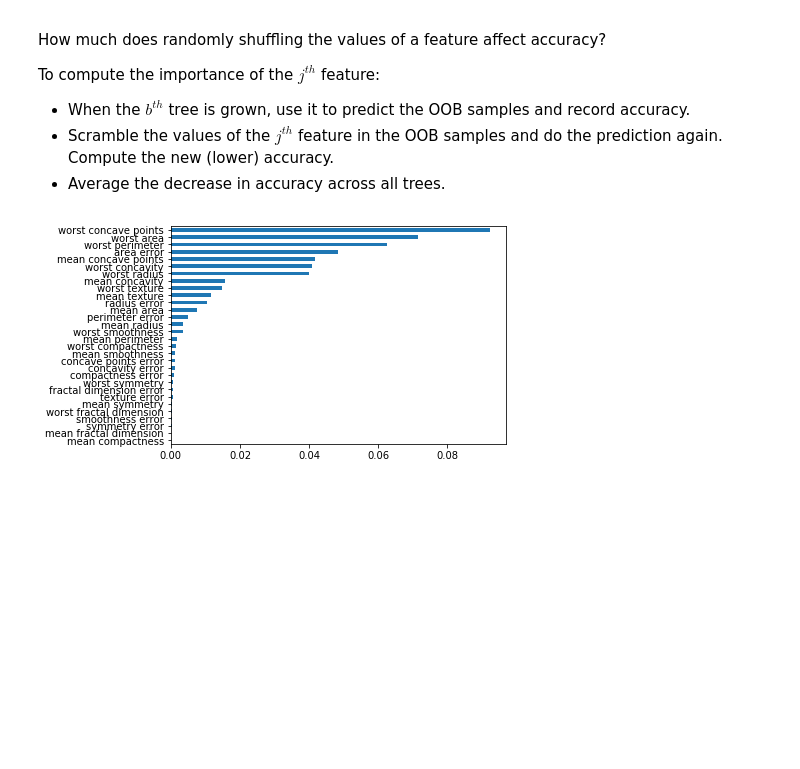
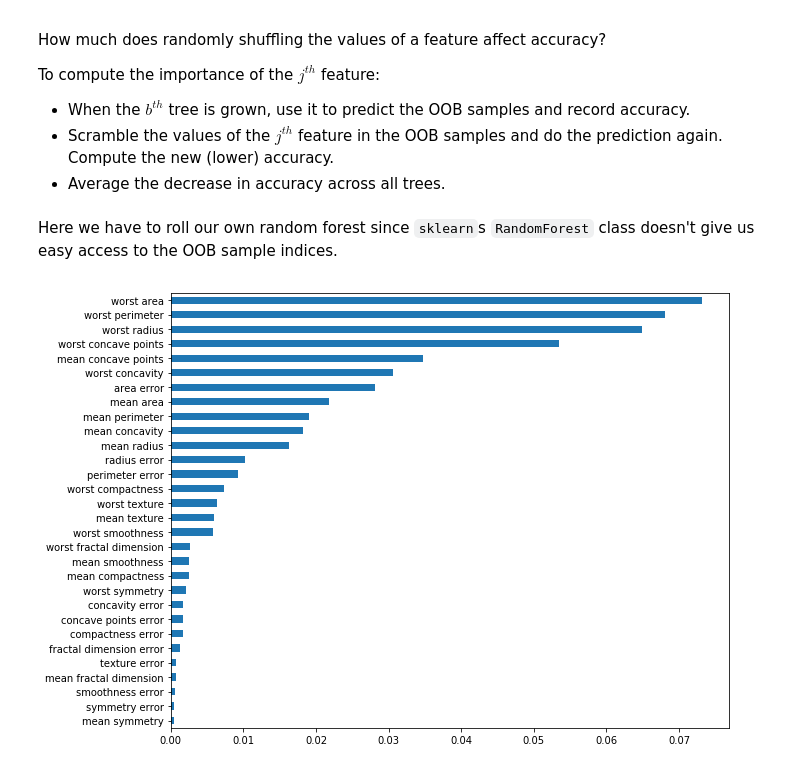
Before and after one commit to wmarshall484/DSI_LECTURES_2, a Jupyter notebook: random-forest/moses_marsh/random_forests.ipynb, the cells around one changed output. Drawn from its saved outputs; the diff is of its cells as text; code cells hidden in the pictures; blank space fills up the shorter version.

Commit message:
update moses random forest notes

```diff
--- a/random-forest/moses_marsh/random_forests.ipynb
+++ b/random-forest/moses_marsh/random_forests.ipynb
@@ -711,6 +710,8 @@ To compute the importance of the $j^{th}$ feature:
  * When the $b^{th}$ tree is grown, use it to predict the OOB samples and record accuracy.
  * Scramble the values of the $j^{th}$ feature in the OOB samples and do the prediction again.  Compute the new (lower) accuracy.
  * Average the decrease in accuracy across all trees.
+# %% [markdown]
+Here we have to roll our own random forest since `sklearn`s `RandomForest` class doesn't give us easy access to the OOB sample indices.
 # %%
 # Load data
 data = load_breast_cancer()
@@ -729,13 +730,13 @@ n_trees = 250
 index_set = set(range(n))
 bootstrapped_indices = [np.random.choice(n, size=n) for _ in range(n_trees)]
 oob_indices = [list(index_set - set(b)) for b in bootstrapped_indices]
-estimators = [DecisionTreeClassifier().fit(X[b],y[b]) for b in bootstrapped_indices]
+estimators = [DecisionTreeClassifier(max_features='sqrt').fit(X[b],y[b]) for b in bootstrapped_indices]
 # %%
 oob_scores = np.array([est.score(X[oob], y[oob]) for oob, est in zip(oob_indices, estimators)])
 # %%
-def shuffle_column(X, i):
+def shuffle_column(X, feature_index):
     X_new = X.copy()
-    np.random.shuffle(X_new[:,i])
+    np.random.shuffle(X_new[:,feature_index])
     return X_new
 # %%
 feat_importance = np.zeros(X.shape[1])
@@ -745,6 +746,6 @@ for i in range(X.shape[1]):
     feat_importance[i] = (oob_scores - oob_shuffled).mean()
 # %%
 importance_series = pd.Series(data=feat_importance, index=feature_names)
-importance_series.sort_values().plot(kind='barh');
+importance_series.sort_values().plot(kind='barh', figsize=(10,8));
 # %% [output]
-[figure, old version]
+[figure, new version]
```
Also changed, not shown: parts of 31 cells of this notebook.
